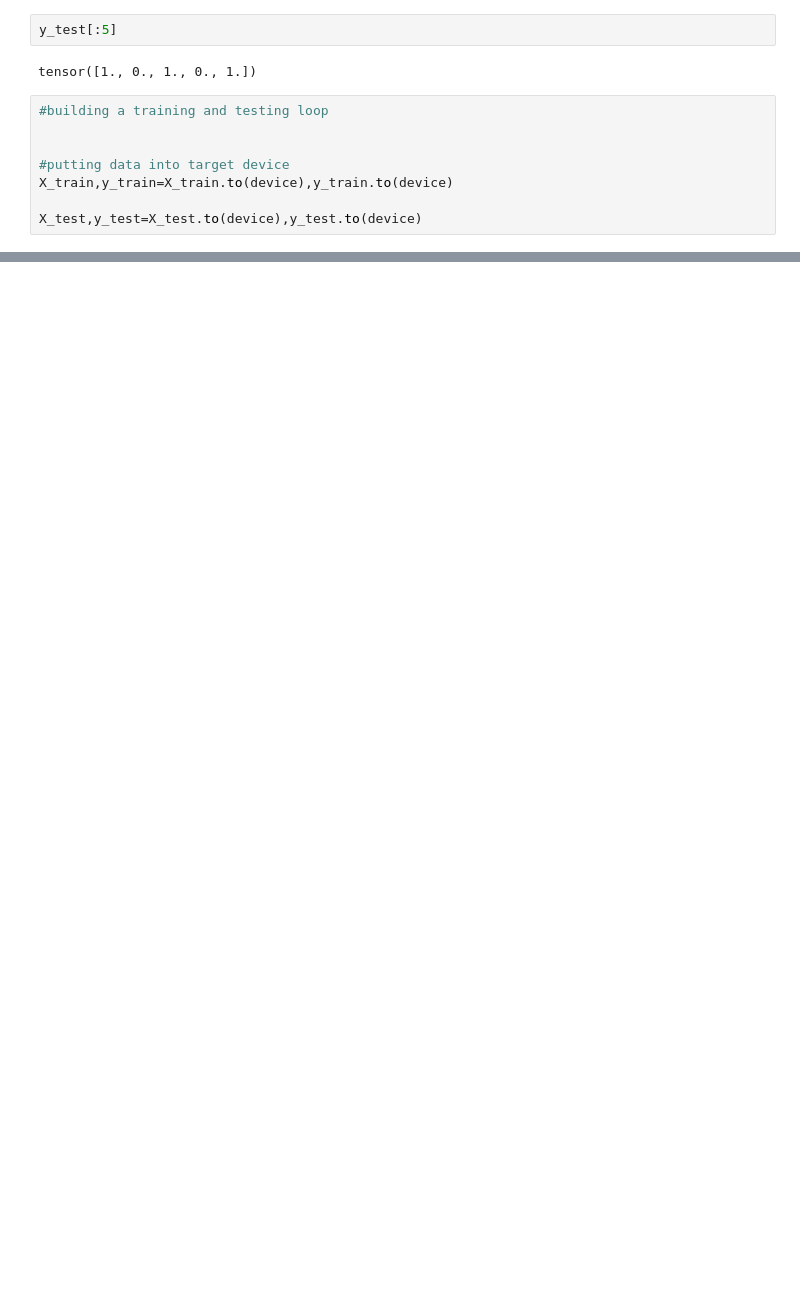
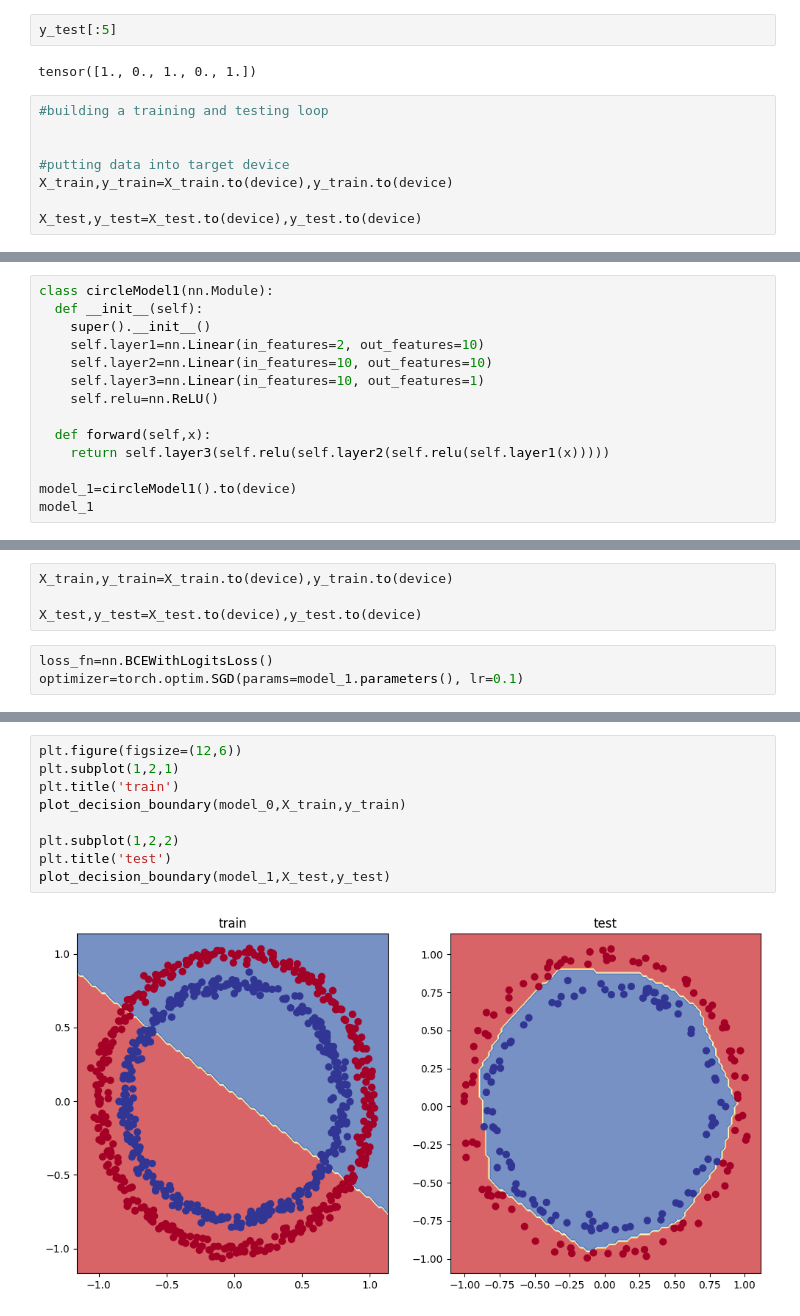
Before and after one commit to 404saugat404/pytorch, a Jupyter notebook: neural_network_classification.ipynb, the cells around one changed output, grey strips where cells are left out. Cells and saved outputs as stored; diff of their text form; blank space fills up the shorter version.

```diff
--- a/neural_network_classification.ipynb
+++ b/neural_network_classification.ipynb
@@ -257,0 +260,14 @@ plot_decision_boundary(model_0,X_test,y_test)
+# %%
+class circleModel1(nn.Module):
+  def __init__(self):
+    super().__init__()
+    self.layer1=nn.Linear(in_features=2, out_features=10)
+    self.layer2=nn.Linear(in_features=10, out_features=10)
+    self.layer3=nn.Linear(in_features=10, out_features=1)
+    self.relu=nn.ReLU()
+
+  def forward(self,x):
+    return self.layer3(self.relu(self.layer2(self.relu(self.layer1(x)))))
+
+model_1=circleModel1().to(device)
+model_1
@@ -257,0 +281,7 @@ plot_decision_boundary(model_0,X_test,y_test)
+# %%
+X_train,y_train=X_train.to(device),y_train.to(device)
+
+X_test,y_test=X_test.to(device),y_test.to(device)
+# %%
+loss_fn=nn.BCEWithLogitsLoss()
+optimizer=torch.optim.SGD(params=model_1.parameters(), lr=0.1)
@@ -257,0 +339,11 @@ plot_decision_boundary(model_0,X_test,y_test)
+# %%
+plt.figure(figsize=(12,6))
+plt.subplot(1,2,1)
+plt.title('train')
+plot_decision_boundary(model_0,X_train,y_train)
+
+plt.subplot(1,2,2)
+plt.title('test')
+plot_decision_boundary(model_1,X_test,y_test)
+# %% [output]
+[figure, added]
```
Also changed, not shown: parts of 12 cells of this notebook.
